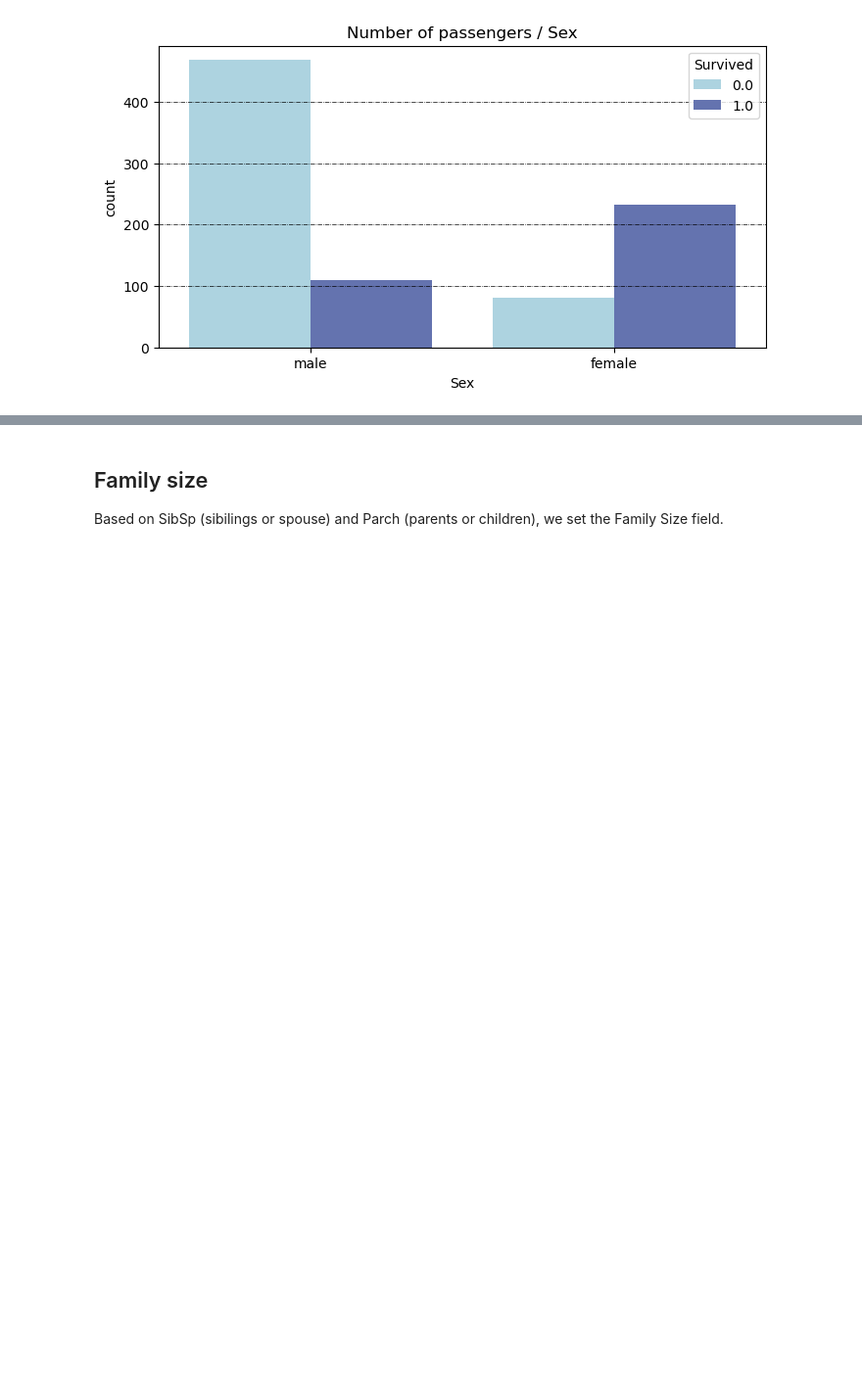
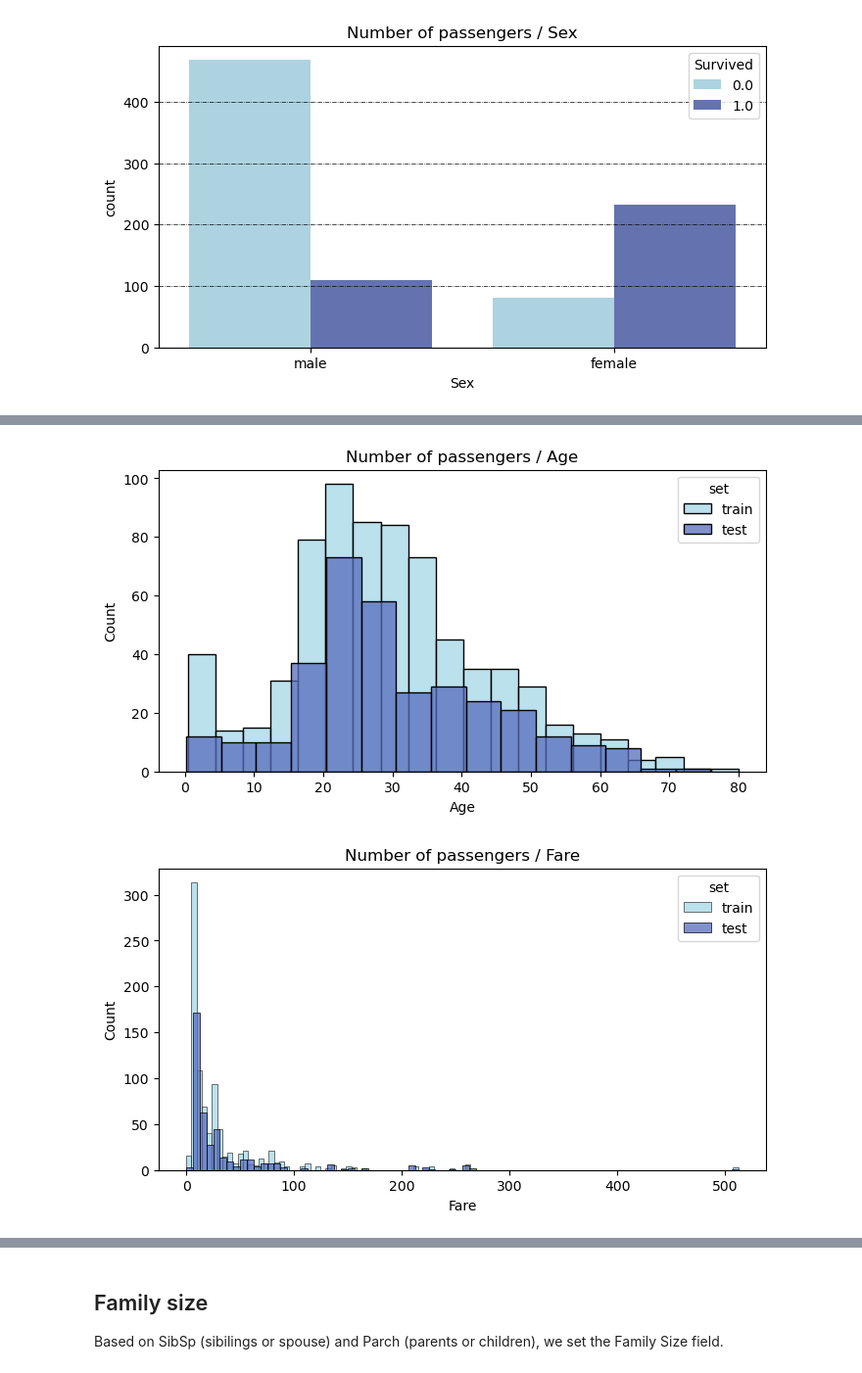
Before and after one commit to congminh-nguyen/titanic_problem_set, a Jupyter notebook: notesbook/Titanic Data Journey.ipynb, the cells around one changed output, grey strips where cells are left out. Shown at 98% size. Cells and saved outputs as stored; diff of their text form; code cells hidden in the pictures; blank space fills up the shorter version.

```diff
--- a/notesbook/Titanic Data Journey.ipynb
+++ b/notesbook/Titanic Data Journey.ipynb
@@ -245,4 +245,9 @@ ValueError: cannot reindex on an axis with duplicate labels
 # %%
 # Plot distribution pairs for Age and Fare
+plot_distribution(all_df, "Age", hue="set", palette=color_list)
+plot_distribution(all_df, "Fare", hue="set", palette=color_list)
+# %% [output]
+[figure, added]
+[figure, added]
 # %%
 # Plot distribution pairs for Age and Fare using "Survived" as hue
```
Also changed, not shown: parts of 55 cells of this notebook, 6 other files.
